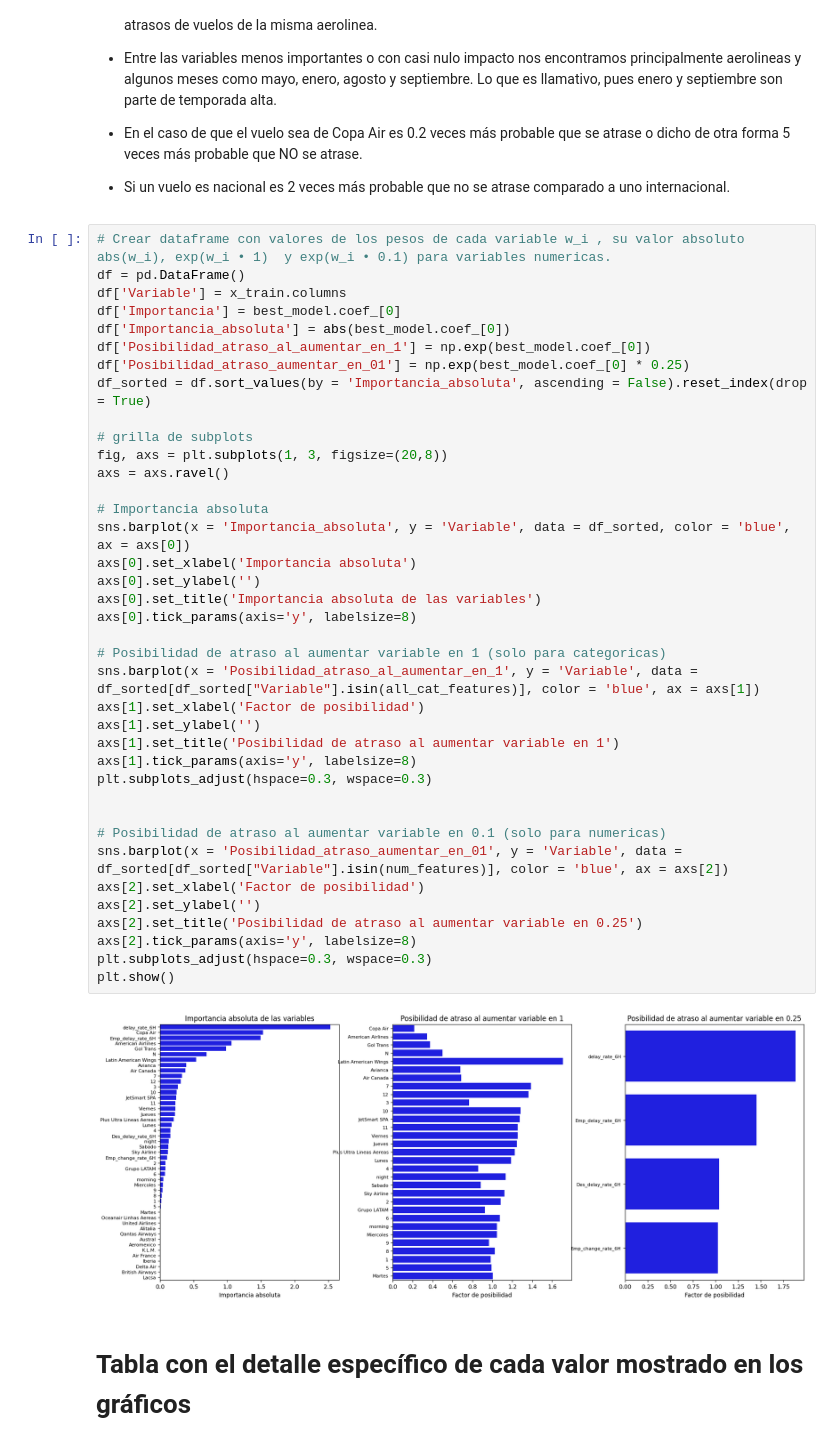
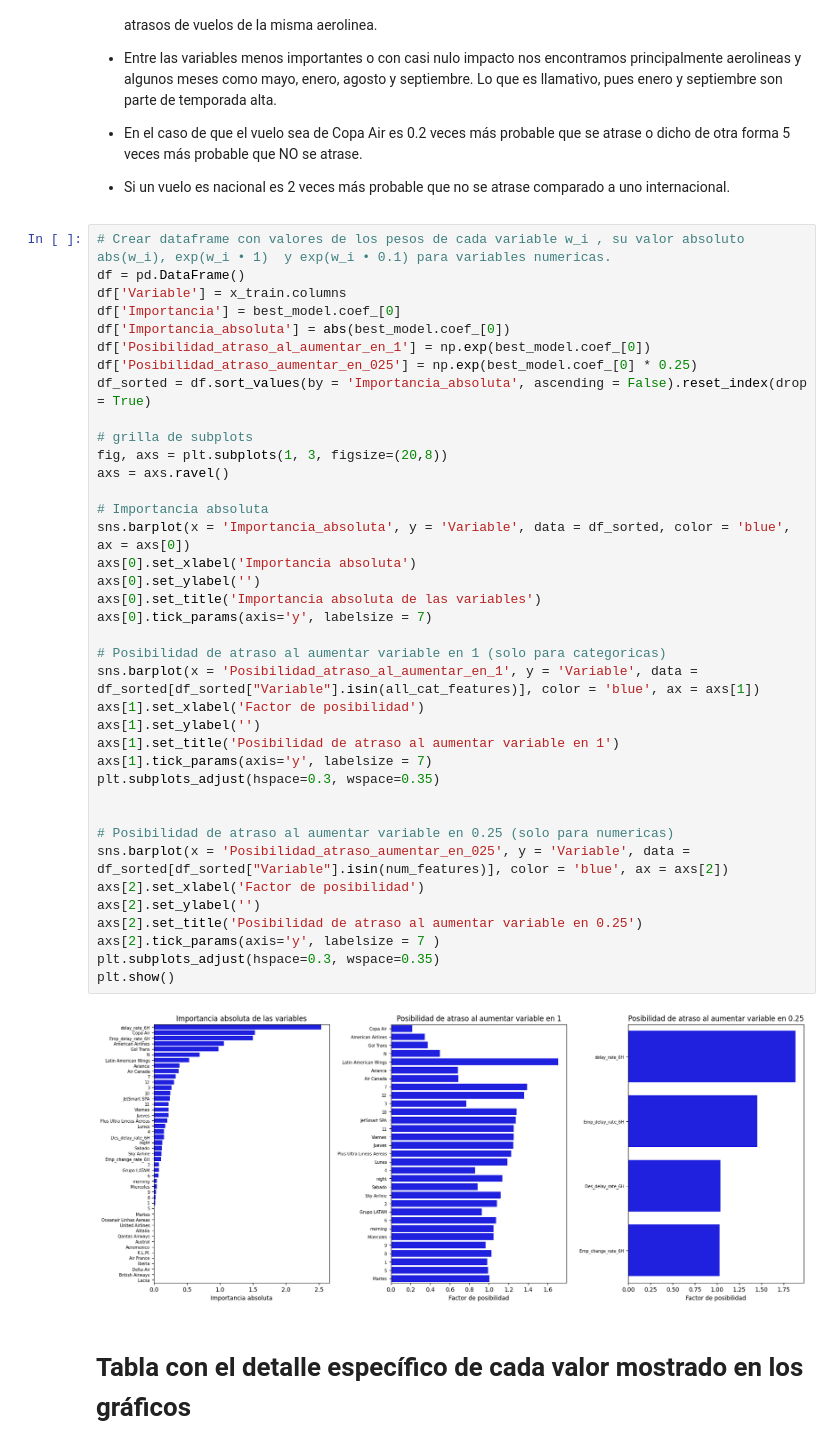
Before and after one commit to CrisBenavides/LATAM_Challenge, a Jupyter notebook: solution.ipynb, the cells around one changed output. Drawn from its saved outputs; the diff is of its cells as text.

```diff
--- a/solution.ipynb
+++ b/solution.ipynb
@@ -889,42 +889,42 @@ Y(x_i -> x_i + a)/Y(x_i) = exp(w_i • a)
 # Crear dataframe con valores de los pesos de cada variable w_i , su valor absoluto abs(w_i), exp(w_i • 1)  y exp(w_i • 0.1) para variables numericas.
 df = pd.DataFrame()
 df['Variable'] = x_train.columns
 df['Importancia'] = best_model.coef_[0]
 df['Importancia_absoluta'] = abs(best_model.coef_[0])
 df['Posibilidad_atraso_al_aumentar_en_1'] = np.exp(best_model.coef_[0])
-df['Posibilidad_atraso_aumentar_en_01'] = np.exp(best_model.coef_[0] * 0.25)
+df['Posibilidad_atraso_aumentar_en_025'] = np.exp(best_model.coef_[0] * 0.25)
 df_sorted = df.sort_values(by = 'Importancia_absoluta', ascending = False).reset_index(drop = True)
 
 # grilla de subplots
 fig, axs = plt.subplots(1, 3, figsize=(20,8))
 axs = axs.ravel()
 
 # Importancia absoluta
 sns.barplot(x = 'Importancia_absoluta', y = 'Variable', data = df_sorted, color = 'blue', ax = axs[0])
 axs[0].set_xlabel('Importancia absoluta')
 axs[0].set_ylabel('')
 axs[0].set_title('Importancia absoluta de las variables')
-axs[0].tick_params(axis='y', labelsize=8)
+axs[0].tick_params(axis='y', labelsize = 7)
 
 # Posibilidad de atraso al aumentar variable en 1 (solo para categoricas)
 sns.barplot(x = 'Posibilidad_atraso_al_aumentar_en_1', y = 'Variable', data = df_sorted[df_sorted["Variable"].isin(all_cat_features)], color = 'blue', ax = axs[1])
 axs[1].set_xlabel('Factor de posibilidad')
 axs[1].set_ylabel('')
 axs[1].set_title('Posibilidad de atraso al aumentar variable en 1')
-axs[1].tick_params(axis='y', labelsize=8)
-plt.subplots_adjust(hspace=0.3, wspace=0.3)
+axs[1].tick_params(axis='y', labelsize = 7)
+plt.subplots_adjust(hspace=0.3, wspace=0.35)
 
 
-# Posibilidad de atraso al aumentar variable en 0.1 (solo para numericas)
-sns.barplot(x = 'Posibilidad_atraso_aumentar_en_01', y = 'Variable', data = df_sorted[df_sorted["Variable"].isin(num_features)], color = 'blue', ax = axs[2])
+# Posibilidad de atraso al aumentar variable en 0.25 (solo para numericas)
+sns.barplot(x = 'Posibilidad_atraso_aumentar_en_025', y = 'Variable', data = df_sorted[df_sorted["Variable"].isin(num_features)], color = 'blue', ax = axs[2])
 axs[2].set_xlabel('Factor de posibilidad')
 axs[2].set_ylabel('')
 axs[2].set_title('Posibilidad de atraso al aumentar variable en 0.25')
-axs[2].tick_params(axis='y', labelsize=8)
-plt.subplots_adjust(hspace=0.3, wspace=0.3)
+axs[2].tick_params(axis='y', labelsize = 7 )
+plt.subplots_adjust(hspace=0.3, wspace=0.35)
 plt.show()
 # %% [output]
-[figure, old version]
+[figure, new version]
 # %% [markdown]
 # Tabla con el detalle específico de cada valor mostrado en los gráficos
 # %%
```
Also changed, not shown: parts of 1 cell of this notebook.
